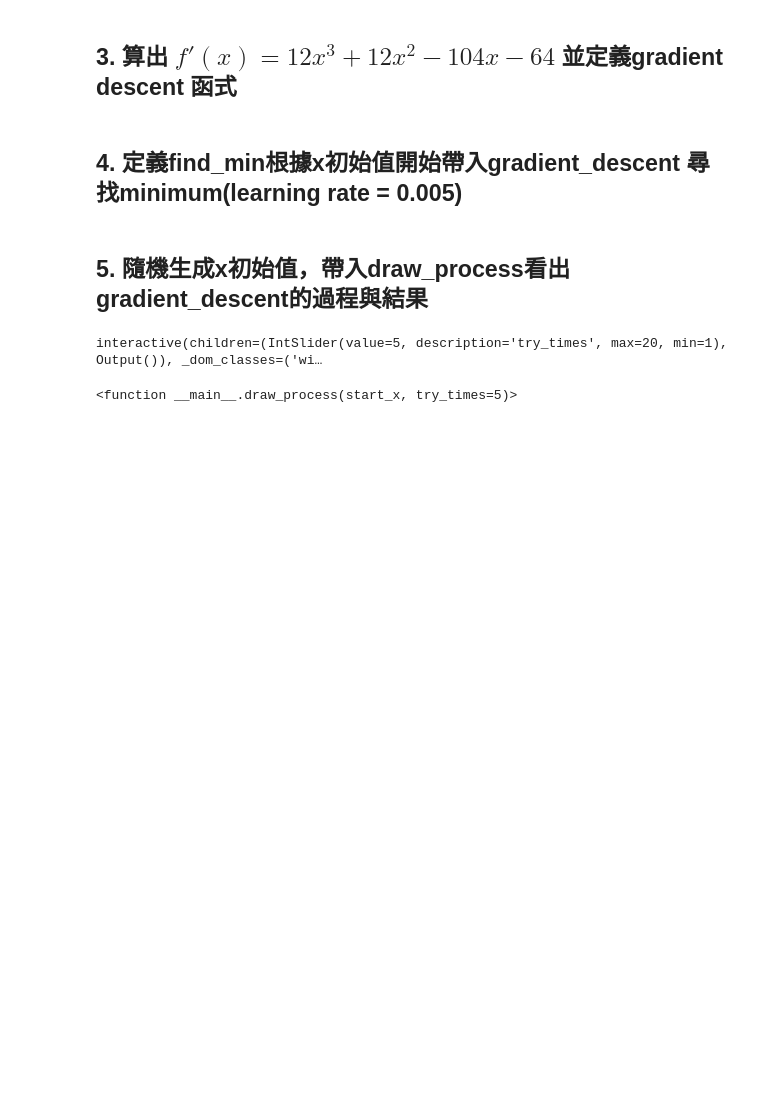
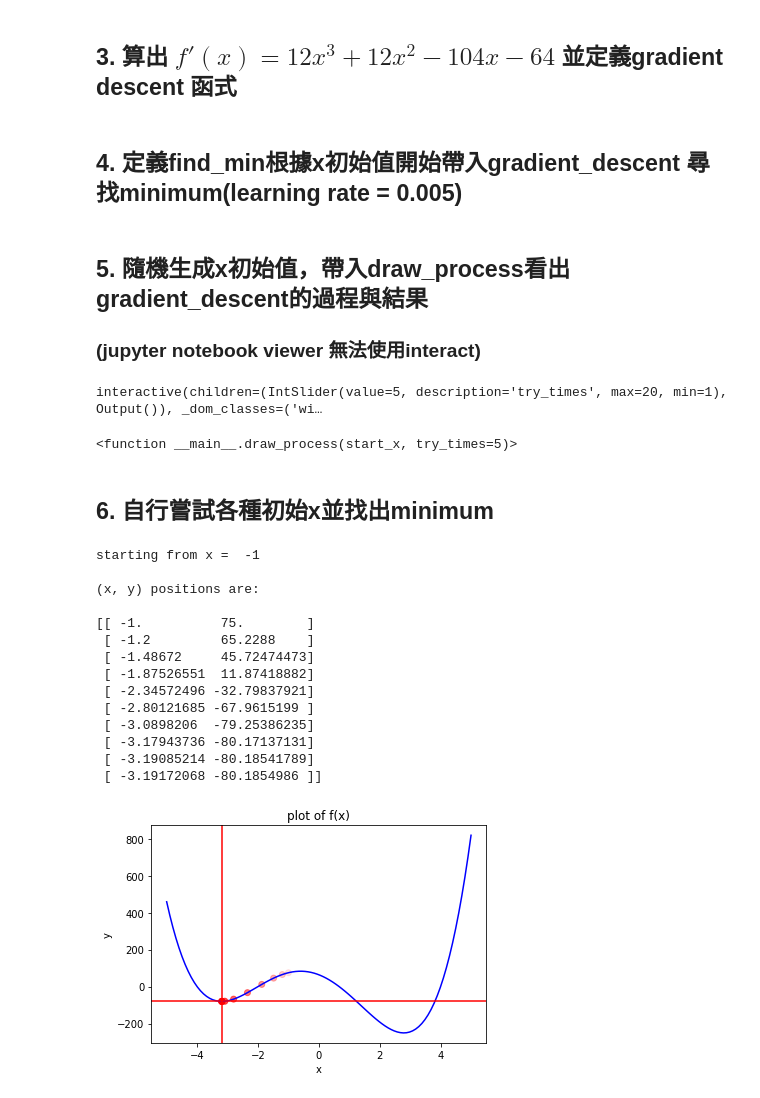
Before and after one commit to juichiehchang/pythonML, a Jupyter notebook: HW6.ipynb, the cells around one changed output. Drawn from its saved outputs; the diff is of its cells as text; code cells hidden in the pictures; blank space fills up the shorter version.

```diff
--- a/HW6.ipynb
+++ b/HW6.ipynb
@@ -42,6 +42,7 @@ def find_min(start_x, try_times):
     return history
 # %% [markdown]
 ## 5. 隨機生成x初始值，帶入draw_process看出gradient_descent的過程與結果
+### (jupyter notebook viewer 無法使用interact)
 # %%
 start_x = np.random.uniform(-5, 5)
 
@@ -60,7 +61,7 @@ def draw_process(start_x, try_times = 5):
     print(np.c_[X, Y])
 
     # 畫出gradient descent中的各個點(由淺到深)
-    alphas = np.linspace(0, 1, len(X))
+    alphas = np.linspace(0.1, 1, len(X))
     rgba_colors = np.zeros((len(X),4))
     rgba_colors[:, 0] = 1.0
     rgba_colors[:, 3] = alphas
@@ -75,3 +76,23 @@ interact(draw_process, start_x = fixed(start_x), try_times = (1, 20))
 # %% [output]
 interactive(children=(IntSlider(value=5, description='try_times', max=20, min=1), Output()), _dom_classes=('wi…
 <function __main__.draw_process(start_x, try_times=5)>
+# %% [markdown]
+## 6. 自行嘗試各種初始x並找出minimum
+# %%
+draw_process(-1, try_times = 10)
+# %% [output]
+starting from x =  -1
+
+(x, y) positions are:
+
+[[ -1.          75.        ]
+ [ -1.2         65.2288    ]
+ [ -1.48672     45.72474473]
+ [ -1.87526551  11.87418882]
+ [ -2.34572496 -32.79837921]
+ [ -2.80121685 -67.9615199 ]
+ [ -3.0898206  -79.25386235]
+ [ -3.17943736 -80.17137131]
+ [ -3.19085214 -80.18541789]
+ [ -3.19172068 -80.1854986 ]]
+[figure, added]
```
Also changed, not shown: parts of 5 cells of this notebook.
